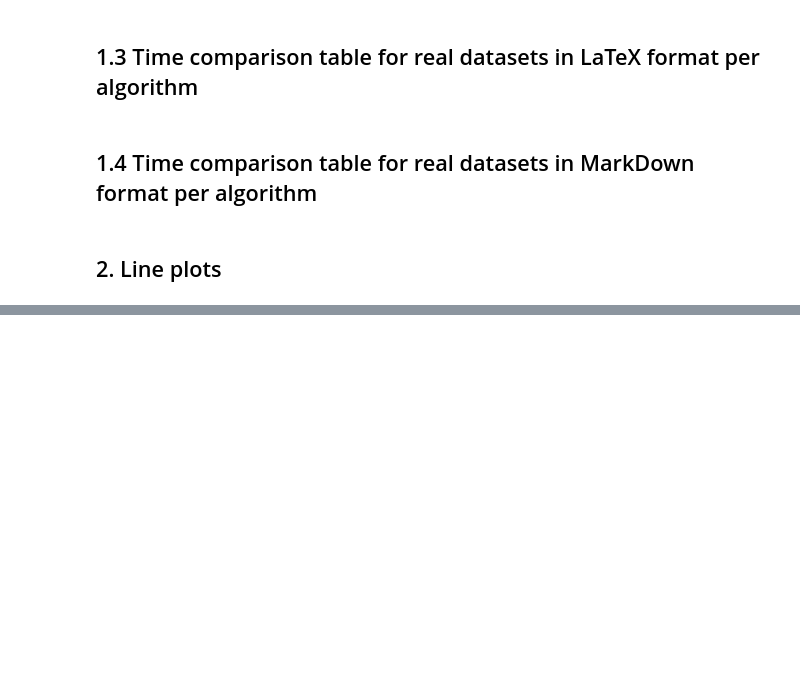
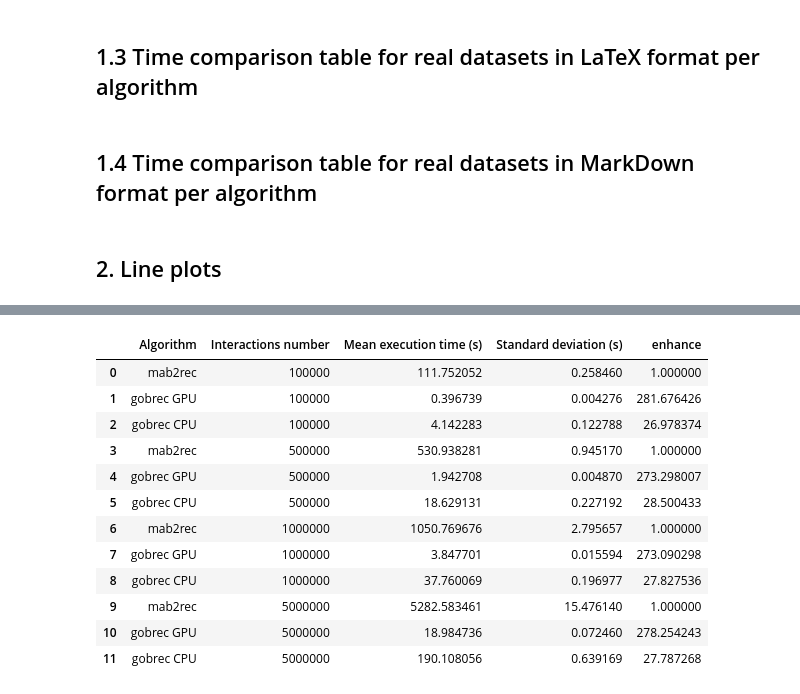
Before and after one commit to UFSCar-LaSID/gobrec, a Jupyter notebook: experiments/generate_metrics.ipynb, the cells around one changed output, grey strips where cells are left out. Drawn from its saved outputs; the diff is of its cells as text; code cells hidden in the pictures; blank space fills up the shorter version.

```diff
--- a/experiments/generate_metrics.ipynb
+++ b/experiments/generate_metrics.ipynb
@@ -629,0 +660,23 @@ for exp_type in exp_types:
+# %%
+df['enhance'] = (
+    df.groupby("Interactions number")
+      .apply(lambda g: g.loc[g["Algorithm"] == "mab2rec", "Mean execution time (s)"].iloc[0])
+      .reindex(df["Interactions number"]).values
+    /
+    df["Mean execution time (s)"]
+)
+df
+# %% [output]
+|  | Algorithm | Interactions number | Mean execution time (s) | Standard deviation (s) | enhance |
+| 0 | mab2rec | 100000 | 111.752052 | 0.258460 | 1.000000 |
+| 1 | gobrec GPU | 100000 | 0.396739 | 0.004276 | 281.676426 |
+| 2 | gobrec CPU | 100000 | 4.142283 | 0.122788 | 26.978374 |
+| 3 | mab2rec | 500000 | 530.938281 | 0.945170 | 1.000000 |
+| 4 | gobrec GPU | 500000 | 1.942708 | 0.004870 | 273.298007 |
+| 5 | gobrec CPU | 500000 | 18.629131 | 0.227192 | 28.500433 |
+| 6 | mab2rec | 1000000 | 1050.769676 | 2.795657 | 1.000000 |
+| 7 | gobrec GPU | 1000000 | 3.847701 | 0.015594 | 273.090298 |
+| 8 | gobrec CPU | 1000000 | 37.760069 | 0.196977 | 27.827536 |
+| 9 | mab2rec | 5000000 | 5282.583461 | 15.476140 | 1.000000 |
+| 10 | gobrec GPU | 5000000 | 18.984736 | 0.072460 | 278.254243 |
+| 11 | gobrec CPU | 5000000 | 190.108056 | 0.639169 | 27.787268 |
```
Also changed, not shown: parts of 2 cells of this notebook.
